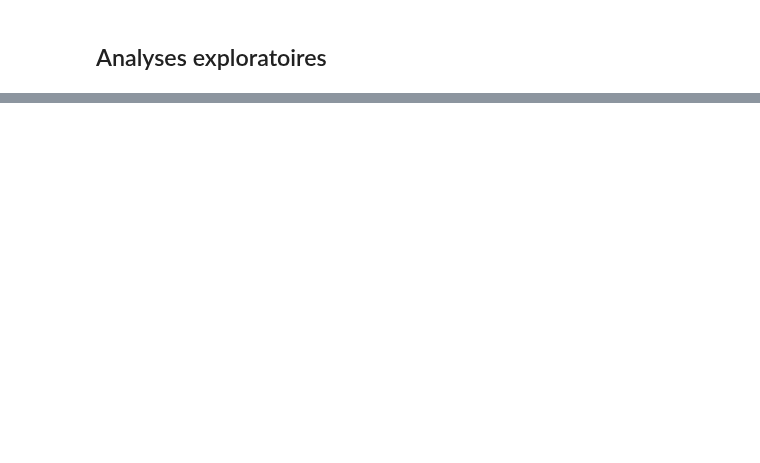
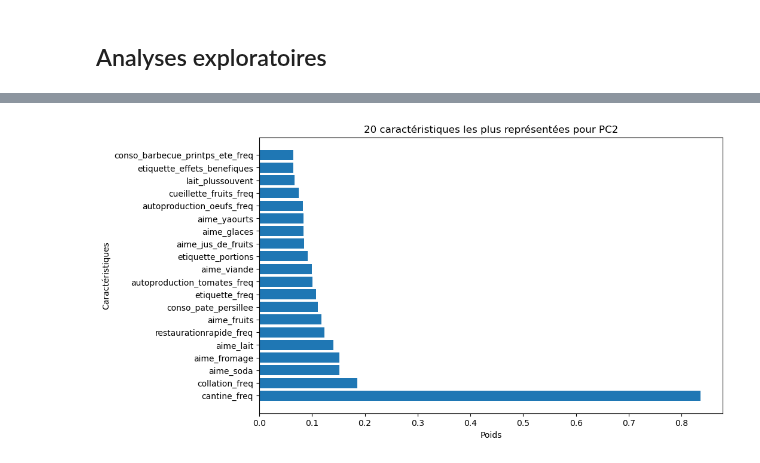
Before and after one commit to InseeFrLab/funathon2023_sujet3, a Jupyter notebook: data_exploration/data_exploration_AP.ipynb, the cells around one changed output, grey strips where cells are left out. Cells and saved outputs as stored; diff of their text form; code cells hidden in the pictures; blank space fills up the shorter version.

```diff
--- a/data_exploration/data_exploration_AP.ipynb
+++ b/data_exploration/data_exploration_AP.ipynb
@@ -249,0 +311,13 @@ conso_ca_indiv.head(3)
+# %%
+# Sélectionner les 20 caractéristiques les plus représentées pour PC2
+pc2_top_features = pca_components.iloc[1].nlargest(20)
+
+# Afficher les poids des caractéristiques pour PC2
+plt.figure(figsize=(10, 6))
+plt.barh(pc2_top_features.index, pc2_top_features.values)
+plt.title('20 caractéristiques les plus représentées pour PC2')
+plt.xlabel('Poids')
+plt.ylabel('Caractéristiques')
+plt.show()
+# %% [output]
+[figure, added]
```
Also changed, not shown: parts of 10 cells of this notebook, 1 other file.
